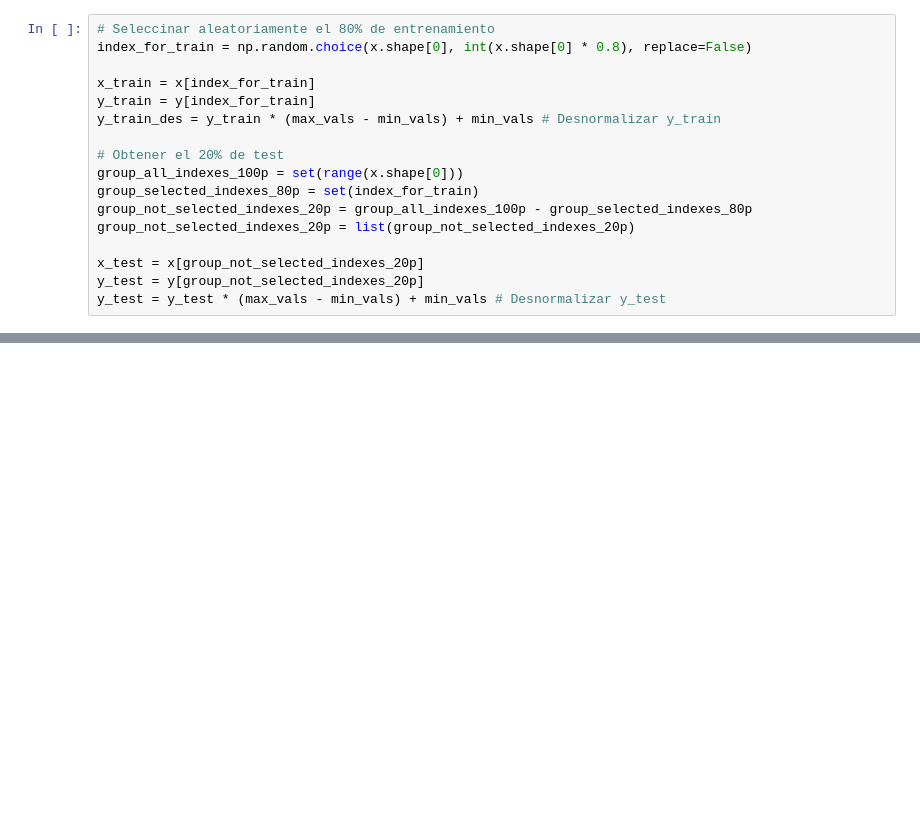
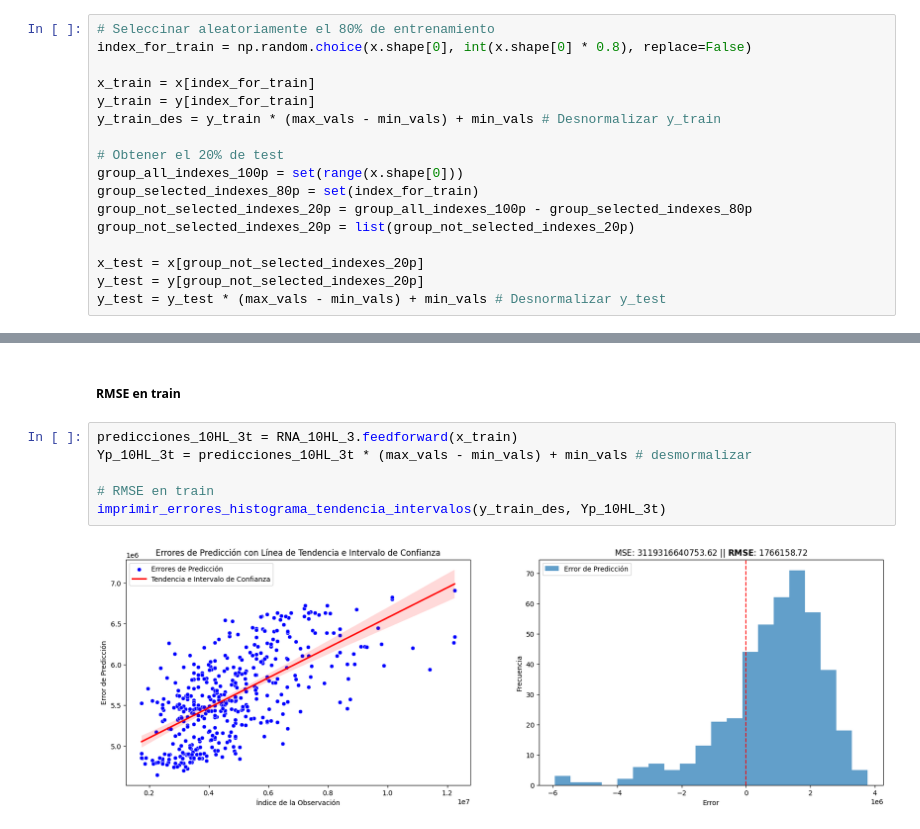
Before and after one commit to cbaldelomar/04-mlp, a Jupyter notebook: notebooks/01-main.ipynb, the cells around one changed output, grey strips where cells are left out. Saved outputs shown, nothing was run; the diff lists cells and outputs as text; blank space fills up the shorter version.

```diff
--- a/notebooks/01-main.ipynb
+++ b/notebooks/01-main.ipynb
@@ -226,0 +252,10 @@ imprimir_errores_histograma_tendencia_intervalos(y_train_des, Yp_10HL_2t)
+# %% [markdown]
+##### RMSE en train
+# %%
+predicciones_10HL_3t = RNA_10HL_3.feedforward(x_train)
+Yp_10HL_3t = predicciones_10HL_3t * (max_vals - min_vals) + min_vals # desmormalizar
+
+# RMSE en train
+imprimir_errores_histograma_tendencia_intervalos(y_train_des, Yp_10HL_3t)
+# %% [output]
+[figure, added]
```
Also changed, not shown: parts of 48 cells of this notebook.
